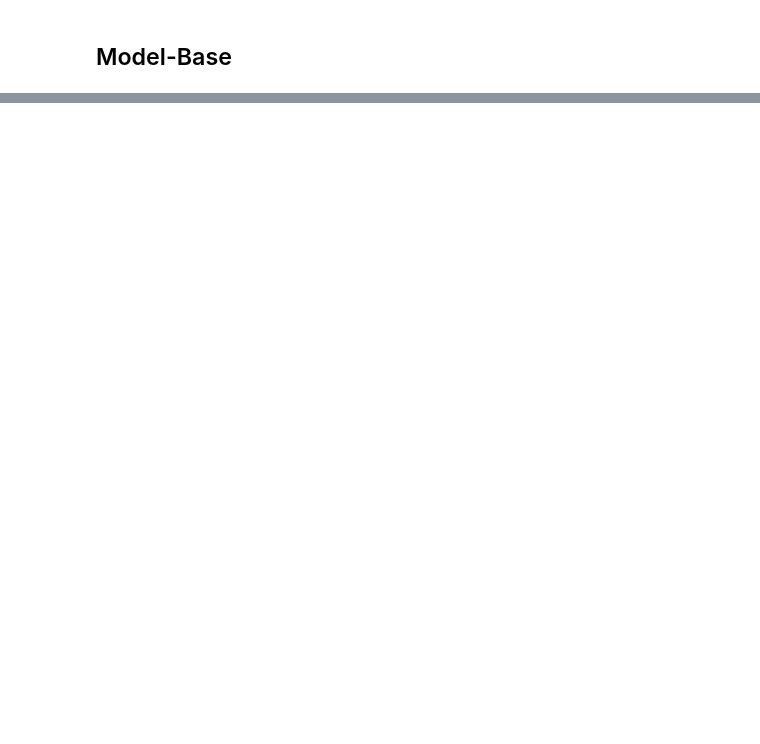
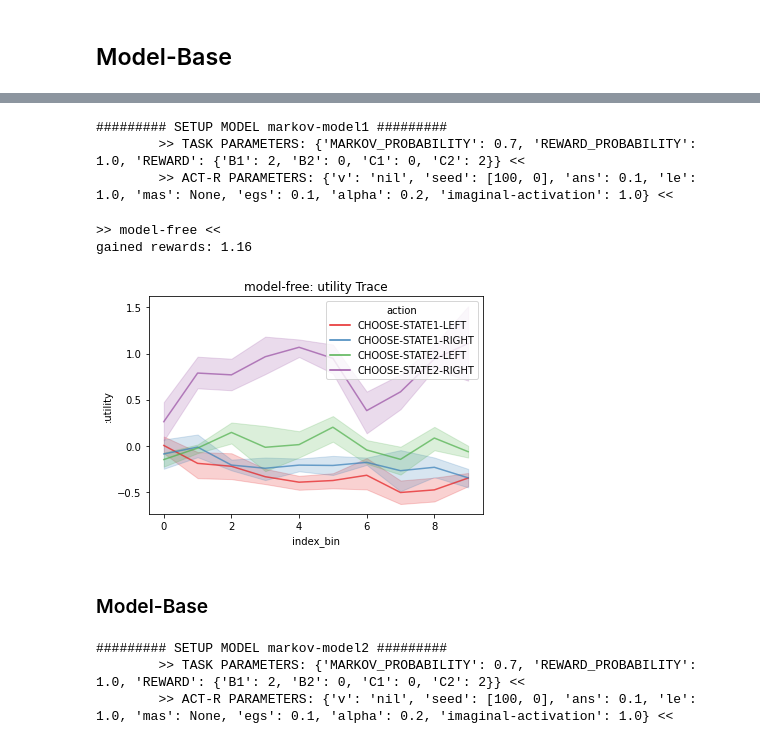
Before and after one commit to yangyuxue2333/ACTR-MarkovTask, a Jupyter notebook: analysis/test3.ipynb, the cells around one changed output, grey strips where cells are left out. Saved outputs shown, nothing was run; the diff lists cells and outputs as text; code cells hidden in the pictures; blank space fills up the shorter version.

```diff
--- a/analysis/test3.ipynb
+++ b/analysis/test3.ipynb
@@ -60,0 +91,32 @@ plt.show()
+# %%
+m = MarkovACTR(setup=False)
+m.setup(model='markov-model1',
+        verbose=False,
+        actr_params={'v': 'nil'},
+        task_params={'REWARD_PROBABILITY':1.0, 'REWARD': {'B1': 2, 'B2': 0, 'C1': 0, 'C2': 2}})
+print(m)
+# %% [output]
+######### SETUP MODEL markov-model1 #########
+        >> TASK PARAMETERS: {'MARKOV_PROBABILITY': 0.7, 'REWARD_PROBABILITY': 1.0, 'REWARD': {'B1': 2, 'B2': 0, 'C1': 0, 'C2': 2}} <<
+        >> ACT-R PARAMETERS: {'v': 'nil', 'seed': [100, 0], 'ans': 0.1, 'le': 1.0, 'mas': None, 'egs': 0.1, 'alpha': 0.2, 'imaginal-activation': 1.0} <<
+# %%
+df1, df2 = test3(m, 'model-free')
+ax = sns.lineplot(data = df1, x='index_bin', y=':utility', hue='action', alpha=.7, palette='Set1')
+plt.title('model-free: utility Trace')
+plt.show()
+# %% [output]
+>> model-free <<
+gained rewards: 1.16
+[figure, added]
+# %% [markdown]
+### Model-Base
+# %%
+m.setup(model='markov-model2',
+        verbose=False,
+        actr_params={'v': 'nil'},
+        task_params={'REWARD_PROBABILITY':1.0, 'REWARD': {'B1': 2, 'B2': 0, 'C1': 0, 'C2': 2}})
+print(m)
+# %% [output]
+######### SETUP MODEL markov-model2 #########
+        >> TASK PARAMETERS: {'MARKOV_PROBABILITY': 0.7, 'REWARD_PROBABILITY': 1.0, 'REWARD': {'B1': 2, 'B2': 0, 'C1': 0, 'C2': 2}} <<
+        >> ACT-R PARAMETERS: {'v': 'nil', 'seed': [100, 0], 'ans': 0.1, 'le': 1.0, 'mas': None, 'egs': 0.1, 'alpha': 0.2, 'imaginal-activation': 1.0} <<
```
Also changed, not shown: parts of 10 cells of this notebook, 4 other files.
